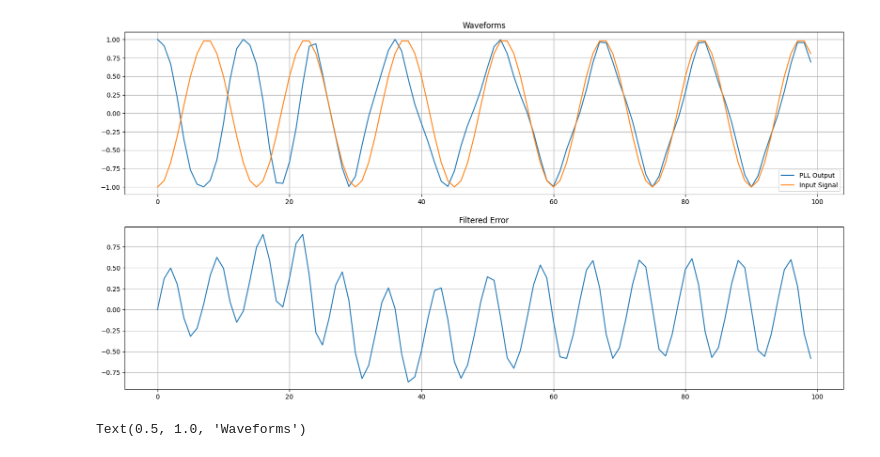
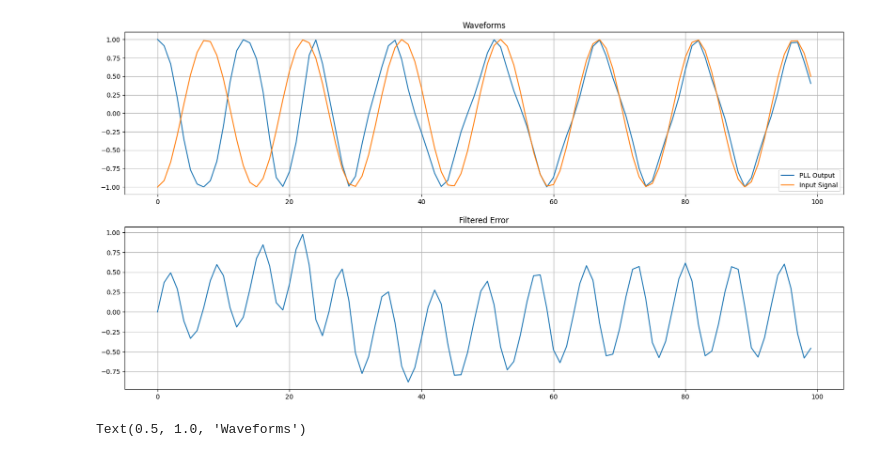
Before and after one commit to stevester94/notebooks, a Jupyter notebook: phase-locked-loop/rectifiedPLL.ipynb, the cells around one changed output. Cells and saved outputs as stored; diff of their text form; code cells hidden in the pictures.

Commit message:
saga starting point for: fs still fucking things up

```diff
--- a/phase-locked-loop/rectifiedPLL.ipynb
+++ b/phase-locked-loop/rectifiedPLL.ipynb
@@ -64,28 +64,14 @@ class PhaseLockedLoop:
         self.lf = LoopFilter( K_i, K_p )
         self.nco = NumericallyControlledOscillator( K_0, pll_f, fs )
 
-        self.last_sin_out = 0
-        self.last_cos_out = 1
-
-
-    """
-    The original code for this seemed pretty interested in delaying the output by one sample (or something along those lines)
-    I took that all out and it appears to still work fine
-    """
     def proc( self, in_, ):
         _e_D = self.pd.proc( in_, self.nco.nextSinOut )
 
-        #loop filter
         _e_F = self.lf.proc( _e_D )
 
         _cos_out, _sin_out  = self.nco.proc(_e_F)
 
-        self.last_sin_out = _sin_out
-        self.last_cos_out = _cos_out
-
-        ret = (self.last_cos_out, self.last_sin_out, _e_D)
-
-        return ret
+        return _cos_out, _sin_out, _e_D
 
 K_p = 0.2667
 K_i = 0.0178
@@ -94,10 +80,9 @@ K_0 = 1
 fs = 1
 duration_secs = 100
 t = np.linspace(0,duration_secs, int(duration_secs*fs))
-t = np.arange( duration_secs*fs )
 
 in_A      = 1
-in_f_Hz   = fs/15 # Make it equivalent to original
+in_f_Hz   = 1/15 # Make it equivalent to original
 # in_phi    = np.random.normal(0, 0.0, size=len(t)) + np.pi
 in_phi    = np.pi
 in_sig    = in_A * np.cos( 2*np.pi * in_f_Hz * t + in_phi )
@@ -112,34 +97,34 @@ pll = PhaseLockedLoop( K_i, K_p, K_0, in_f_Hz, fs )
 for n in range(len(t)):
     _cos_out, _sin_out, _e_D = pll.proc( in_sig[n] )
 
     cos_out.append( _cos_out )
     e_D.append( _e_D )
 
 
 
 # Create a Figure
 fig = plt.figure()
 fig.set_figheight(10)
 fig.set_figwidth(20)
 
 # Set up Axes
 ax1 = fig.add_subplot(211)
 ax1.plot(cos_out, label='PLL Output')
 plt.grid()
 ax1.plot(in_sig, label='Input Signal')
 plt.legend()
 ax1.set_title('Waveforms')
 
 # Show the plot
 #plt.show()
 
 ax2 = fig.add_subplot(212)
 ax2.plot( e_D )
 plt.grid()
 ax2.set_title('Filtered Error')
 plt.show()
 # %% [output]
-[figure, old version]
+[figure, new version]
 # %%
 # OK, what does the phase detector do?
 
```
